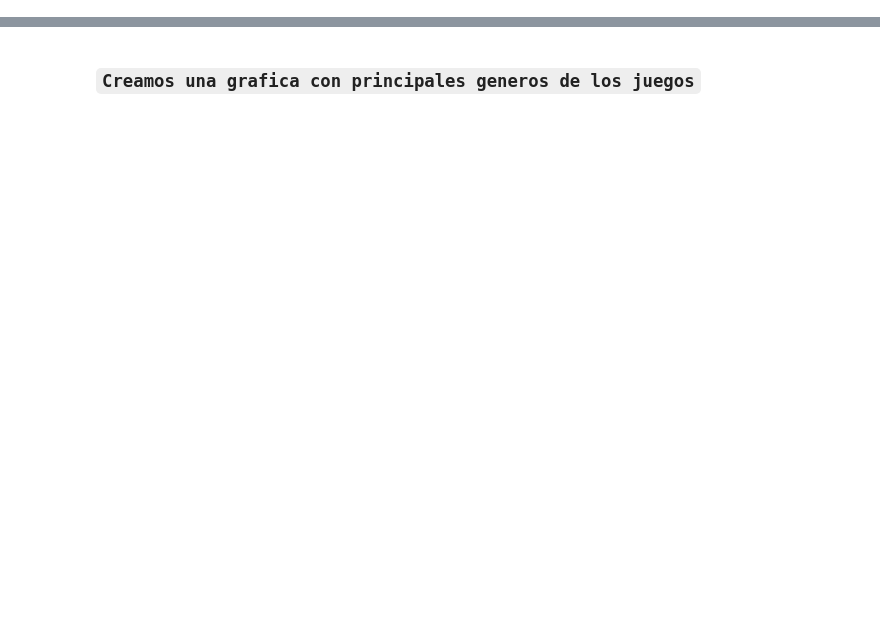
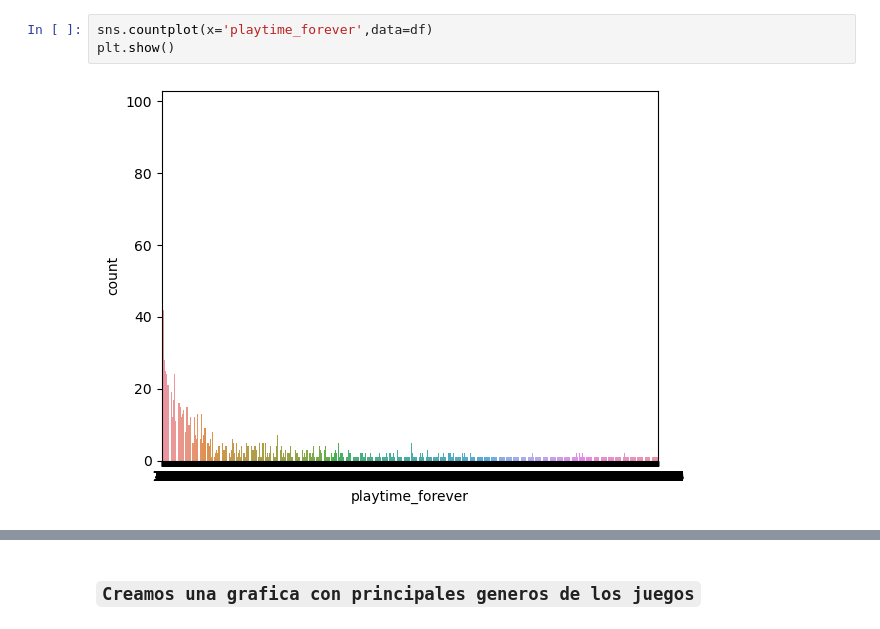
Before and after one commit to JBE777/PI_ML_OPS, a Jupyter notebook: EDA_Exploración_y_Análisis_de_datos.ipynb, the cells around one changed output, grey strips where cells are left out. Saved outputs shown, nothing was run; the diff lists cells and outputs as text; blank space fills up the shorter version.

```diff
--- a/EDA_Exploración_y_Análisis_de_datos.ipynb
+++ b/EDA_Exploración_y_Análisis_de_datos.ipynb
@@ -22,0 +284,5 @@ plt.axis('off');
+# %%
+sns.countplot(x='playtime_forever',data=df)
+plt.show()
+# %% [output]
+[figure, added]
```
Also changed, not shown: parts of 57 cells of this notebook, 18 other files.
